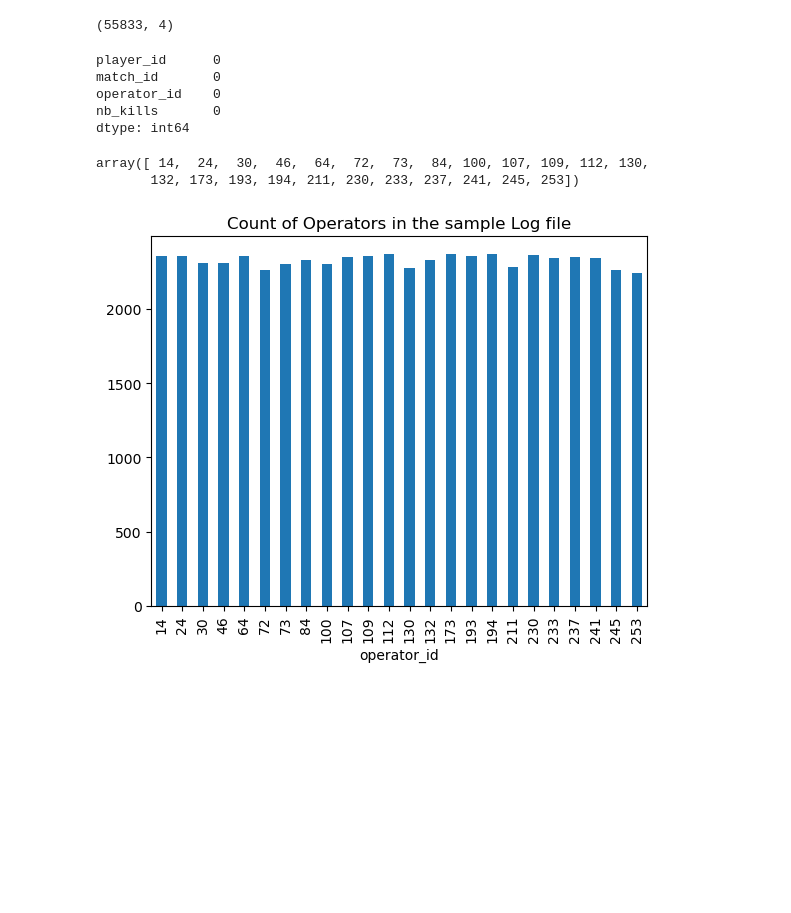
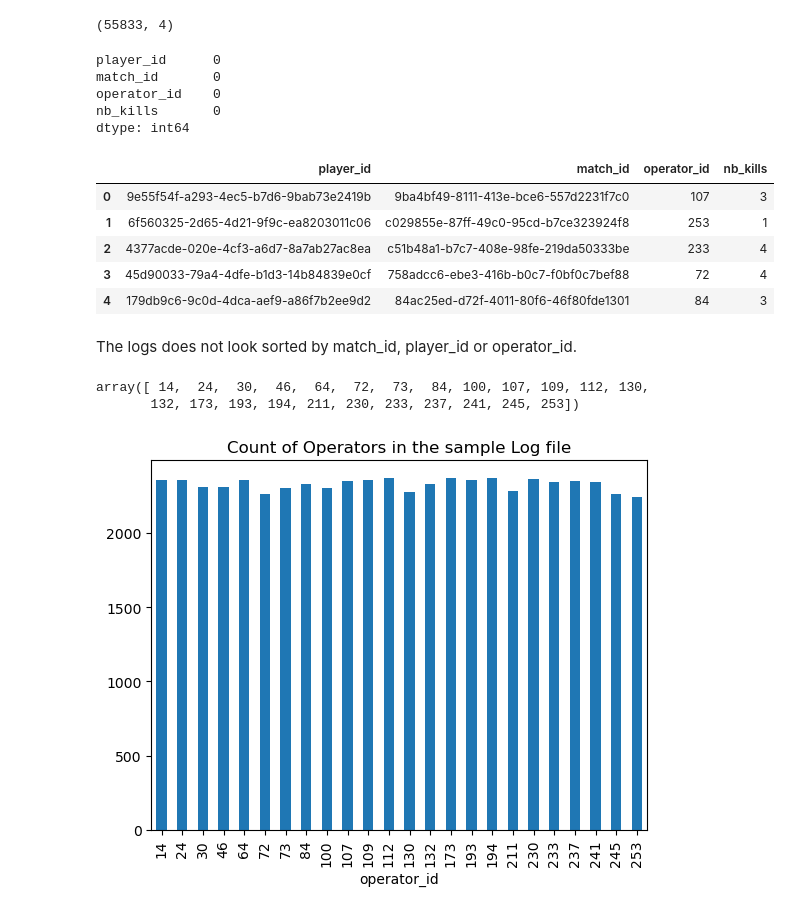
Before and after one commit to Martin-Labenne/software-dev-ml-takehome, a Jupyter notebook: exploration.ipynb, the cells around one changed output. Drawn from its saved outputs; the diff is of its cells as text; code cells hidden in the pictures; blank space fills up the shorter version.

```diff
--- a/exploration.ipynb
+++ b/exploration.ipynb
@@ -19,6 +20,17 @@ match_id       0
 operator_id    0
 nb_kills       0
 dtype: int64
+# %%
+df.head()
+# %% [output]
+|  | player_id | match_id | operator_id | nb_kills |
+| 0 | 9e55f54f-a293-4ec5-b7d6-9bab73e2419b | 9ba4bf49-8111-413e-bce6-557d2231f7c0 | 107 | 3 |
+| 1 | 6f560325-2d65-4d21-9f9c-ea8203011c06 | c029855e-87ff-49c0-95cd-b7ce323924f8 | 253 | 1 |
+| 2 | 4377acde-020e-4cf3-a6d7-8a7ab27ac8ea | c51b48a1-b7c7-408e-98fe-219da50333be | 233 | 4 |
+| 3 | 45d90033-79a4-4dfe-b1d3-14b84839e0cf | 758adcc6-ebe3-416b-b0c7-f0bf0c7bef88 | 72 | 4 |
+| 4 | 179db9c6-9c0d-4dca-aef9-a86f7b2ee9d2 | 84ac25ed-d72f-4011-80f6-46f80fde1301 | 84 | 3 |
+# %% [markdown]
+The logs does not look sorted by match_id, player_id or operator_id.
 # %%
 operators = df.operator_id.unique()
 operators.sort()
```
Also changed, not shown: parts of 34 cells of this notebook.
